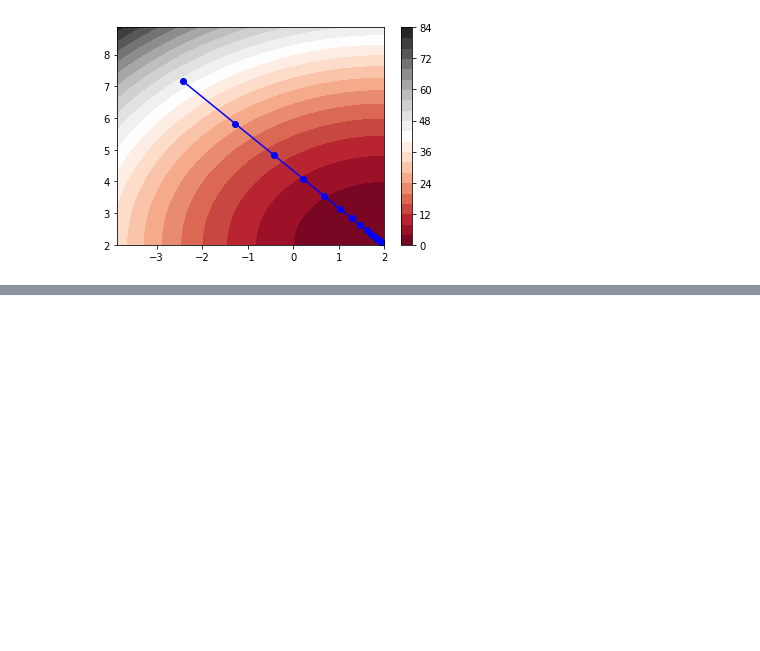
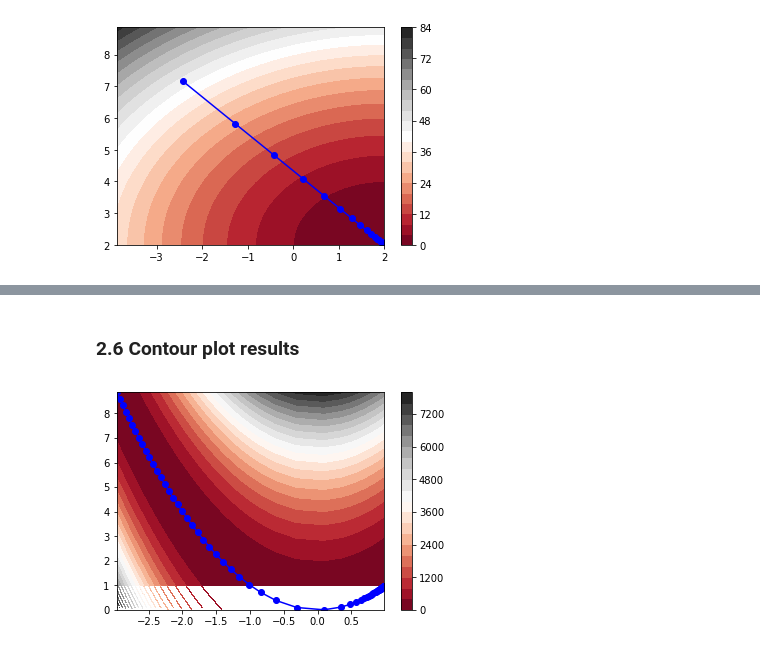
Before and after one commit to jbaeckn/machine-learning-notes, a Jupyter notebook: coding_exercise/gradient_descent_numpy.ipynb, the cells around one changed output, grey strips where cells are left out. Cells and saved outputs as stored; diff of their text form; code cells hidden in the pictures; blank space fills up the shorter version.

Commit message:
gradient descent

```diff
--- a/coding_exercise/gradient_descent_numpy.ipynb
+++ b/coding_exercise/gradient_descent_numpy.ipynb
@@ -155,0 +210,19 @@ plt.colorbar();
+# %%
+cnt = 0
+tol = 0.000001
+
+gradients = []  # change of gradient
+plot_points = []
+
+while True:
+    cnt += 1
+    gradient = get_gradient(v)  #gradient
+    next_v = step(v, gradient, alpha)
+    if not cnt % 2000:
+        plot_points.append(next_v)
+        gradients.append(next_v)
+        print(next_v)  # Debugging
+    if distance(next_v, v) < tol:
+        break
+
+    v = next_v
@@ -155,0 +247,22 @@ plt.colorbar();
+# %% [markdown]
+### 2.6 Contour plot results
+# %%
+gradients = np.array(gradients)
+
+x = gradients[:, 0]
+y = gradients[:, 1]
+# %%
+#to meshgrid
+X, Y = np.meshgrid(x, y)
+Z = (1-X) ** 2 + 100*(Y-X ** 2) ** 2
+# %%
+plot_points = np.array(plot_points)
+
+px = plot_points[:, 0]
+py = plot_points[:, 1]
+# %%
+contours = plt.contourf(x, y, Z, 20, cmap='RdGy')
+plt.plot(px, py, "b-o")
+plt.colorbar();
+# %% [output]
+[figure, added]
```
Also changed, not shown: parts of 15 cells of this notebook.
